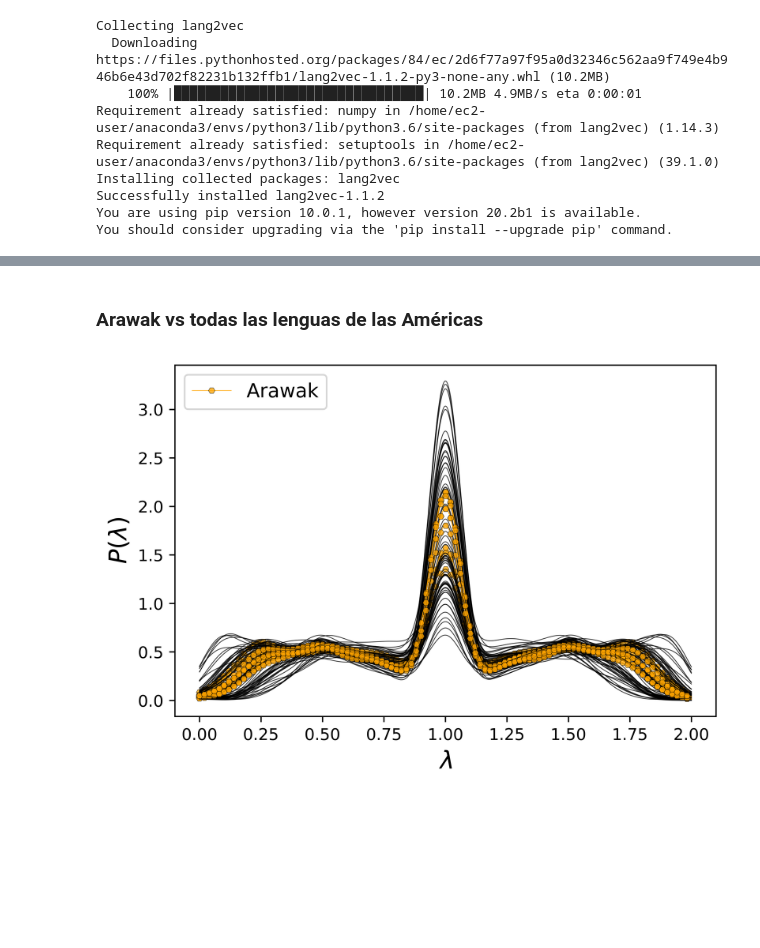
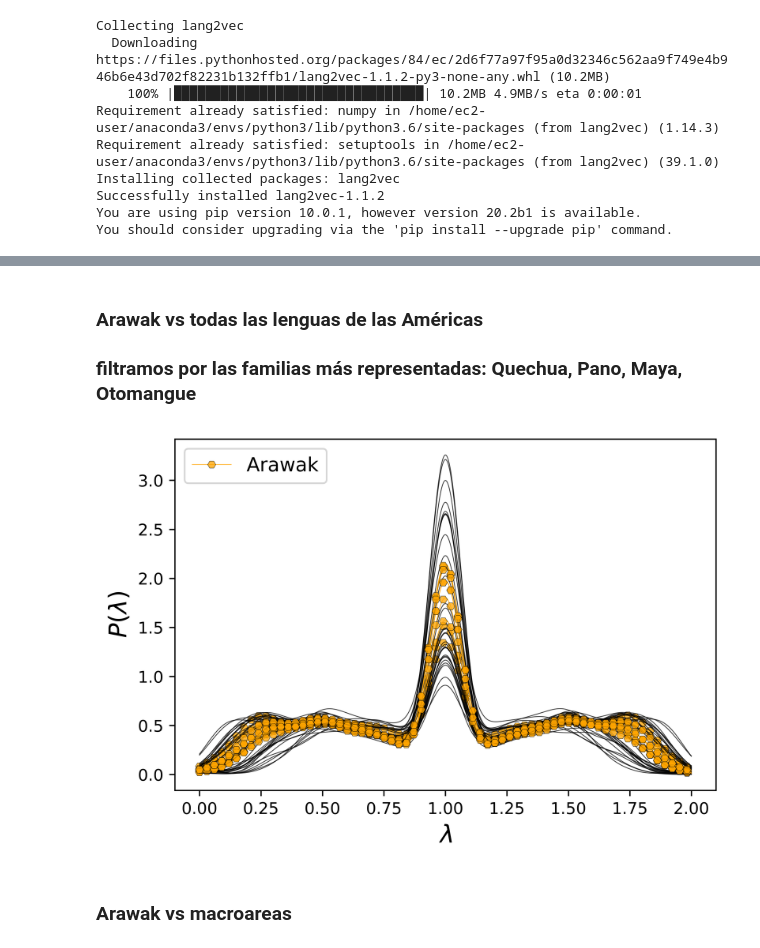
Before and after one commit to javiervz/arawak, a Jupyter notebook: arawak.ipynb, the cells around one changed output, grey strips where cells are left out. Cells and saved outputs as stored; diff of their text form; code cells hidden in the pictures; blank space fills up the shorter version.

Commit message:
Arawak

```diff
--- a/arawak.ipynb
+++ b/arawak.ipynb
@@ -326,38 +326,41 @@ v
 import matplotlib.pyplot as plt
 # %% [markdown]
 ### Arawak vs todas las lenguas de las Américas
+### filtramos por las familias más representadas: Quechua, Pano, Maya, Otomangue
 # %%
 fig, ax = plt.subplots(dpi=800)
 
 import matplotlib.colors
 cmap = plt.cm.viridis
 
 A = []
 
 for language in family.keys():
     data = np.array(spectrum_languages[language])
     #plt.hist(data, bins='doane', cumulative=False, alpha=0.1,histtype='step',stacked=False,density=True,
     #    zorder=5, edgecolor='k')
     kde = sm.nonparametric.KDEUnivariate(data)
     kde.fit(bw=0.065) # Estimate the densities
     X=np.linspace(0, 2, num=1000)
     prediction=[kde.evaluate(x) for x in X]
 
-    if family[language]!='Arawakan':
+    if family[language] in ['Quechuan','Panoan','Mayan','Otomanguean']:
         ax.plot(X, prediction, '-', lw=0.5, color='k', alpha=0.75, zorder=10)
-    else:
+    elif family[language]=='Arawakan':
         A+=[prediction]
-        ax.plot(X, prediction, markevery=10,marker='H',markersize=4,markeredgecolor='k',markeredgewidth=0.25,fillstyle='full', lw=0.5, alpha=0.75, color='orange', zorder=10)
+        ax.plot(X, prediction, markevery=15,marker='H',markersize=5,markeredgecolor='k',markeredgewidth=0.25,fillstyle='full', lw=0.5, alpha=0.75, color='orange', zorder=10)
 
-ax.plot(X, A[0], markevery=10,marker='H',markersize=4,markeredgecolor='k',markeredgewidth=0.25,fillstyle='full', lw=0.5, alpha=0.75, color='orange', zorder=10, label='Arawak')
+ax.plot(X, A[0], markevery=15,marker='H',markersize=5,markeredgecolor='k',markeredgewidth=0.25,fillstyle='full', lw=0.5, alpha=0.75, color='orange', zorder=10, label='Arawak')
 
 plt.legend(loc='upper left',fontsize=12)
 #plt.xlim([-10,10])
 #plt.ylim([0., 3])
 plt.xlabel(r'$\lambda$',fontsize=15)
 plt.ylabel(r'$P(\lambda)$',fontsize=15)
 plt.rcParams.update({'font.size': 10})
 plt.savefig('spectrum_arawak_all.pdf', format='pdf', transparent=True, bbox_inches='tight',dpi=800)
 plt.show()
 # %% [output]
-[figure, old version]
+[figure, new version]
+# %% [markdown]
+### Arawak vs macroareas
```
Also changed, not shown: parts of 1 cell of this notebook, 2 other files.
